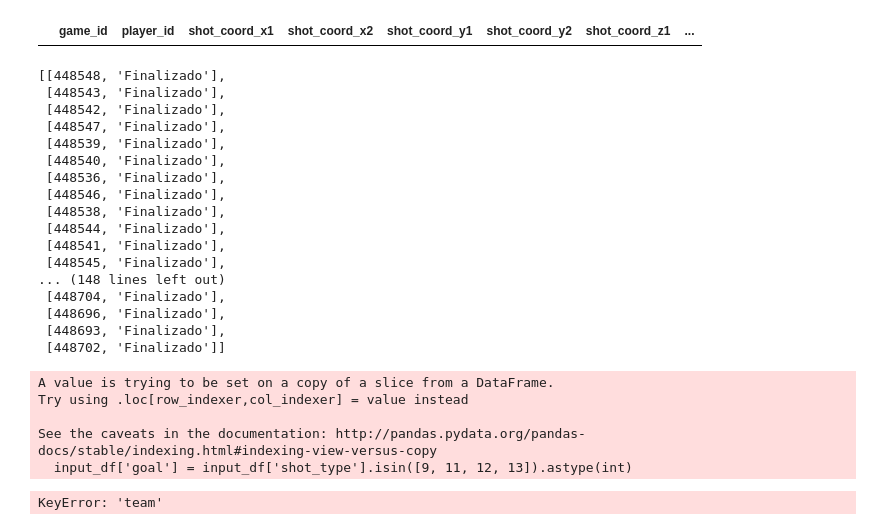
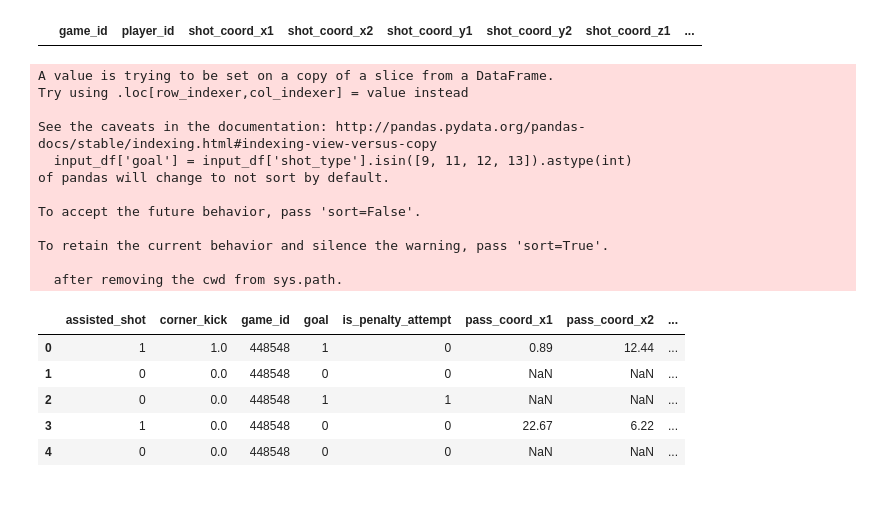
Before and after one commit to d-v-dlee/super_liga_xg, a Jupyter notebook: db_to_df_clean.ipynb, the cells around one changed output. Saved outputs shown, nothing was run; the diff lists cells and outputs as text; code cells hidden in the pictures; blank space fills up the shorter version.

```diff
--- a/db_to_df_clean.ipynb
+++ b/db_to_df_clean.ipynb
@@ -226,40 +225,36 @@ create_frame()
 # %% [output]
 |  | game_id | player_id | shot_coord_x1 | shot_coord_x2 | shot_coord_y1 | shot_coord_y2 | shot_coord_z1 | ... |
 # %%
-games_played = []
-games = db.games.find()
-for game in games:
-    games_played.append([game['match']['matchId'], game['status']['value']])
-games_played
+# games_played = []
+# games = db.games.find()
+# for game in games:
+#     games_played.append([game['match']['matchId'], game['status']['value']])
+# games_played
-# %% [output]
-[[448548, 'Finalizado'],
- [448543, 'Finalizado'],
- [448542, 'Finalizado'],
- [448547, 'Finalizado'],
- [448539, 'Finalizado'],
- [448540, 'Finalizado'],
- [448536, 'Finalizado'],
- [448546, 'Finalizado'],
- [448538, 'Finalizado'],
- [448544, 'Finalizado'],
- [448541, 'Finalizado'],
- [448545, 'Finalizado'],
-... (148 lines left out)
- [448704, 'Finalizado'],
- [448696, 'Finalizado'],
- [448693, 'Finalizado'],
- [448702, 'Finalizado']]
 # %%
 games = db.games.find()
 for game in games:
     df = game_to_cleaned_df(game)
-    master_df = pd.concat([attach_to_df, df])
+    master_df = pd.concat([attach_to_df, df], axis=0, ignore_index=True)
     attach_to_df = master_df
-df
 # %% [output]
 A value is trying to be set on a copy of a slice from a DataFrame.
 Try using .loc[row_indexer,col_indexer] = value instead
 
 See the caveats in the documentation: http://pandas.pydata.org/pandas-docs/stable/indexing.html#indexing-view-versus-copy
   input_df['goal'] = input_df['shot_type'].isin([9, 11, 12, 13]).astype(int)
+of pandas will change to not sort by default.
+
+To accept the future behavior, pass 'sort=False'.
+
+To retain the current behavior and silence the warning, pass 'sort=True'.
+
+  after removing the cwd from sys.path.
-KeyError: 'team'
+# %%
+master_df.head()
+# %% [output]
+|  | assisted_shot | corner_kick | game_id | goal | is_penalty_attempt | pass_coord_x1 | pass_coord_x2 | ... |
+| 0 | 1 | 1.0 | 448548 | 1 | 0 | 0.89 | 12.44 | ... |
+| 1 | 0 | 0.0 | 448548 | 0 | 0 | NaN | NaN | ... |
+| 2 | 0 | 0.0 | 448548 | 1 | 1 | NaN | NaN | ... |
+| 3 | 1 | 0.0 | 448548 | 0 | 0 | 22.67 | 6.22 | ... |
+| 4 | 0 | 0.0 | 448548 | 0 | 0 | NaN | NaN | ... |
```
Also changed, not shown: parts of 6 cells of this notebook.
